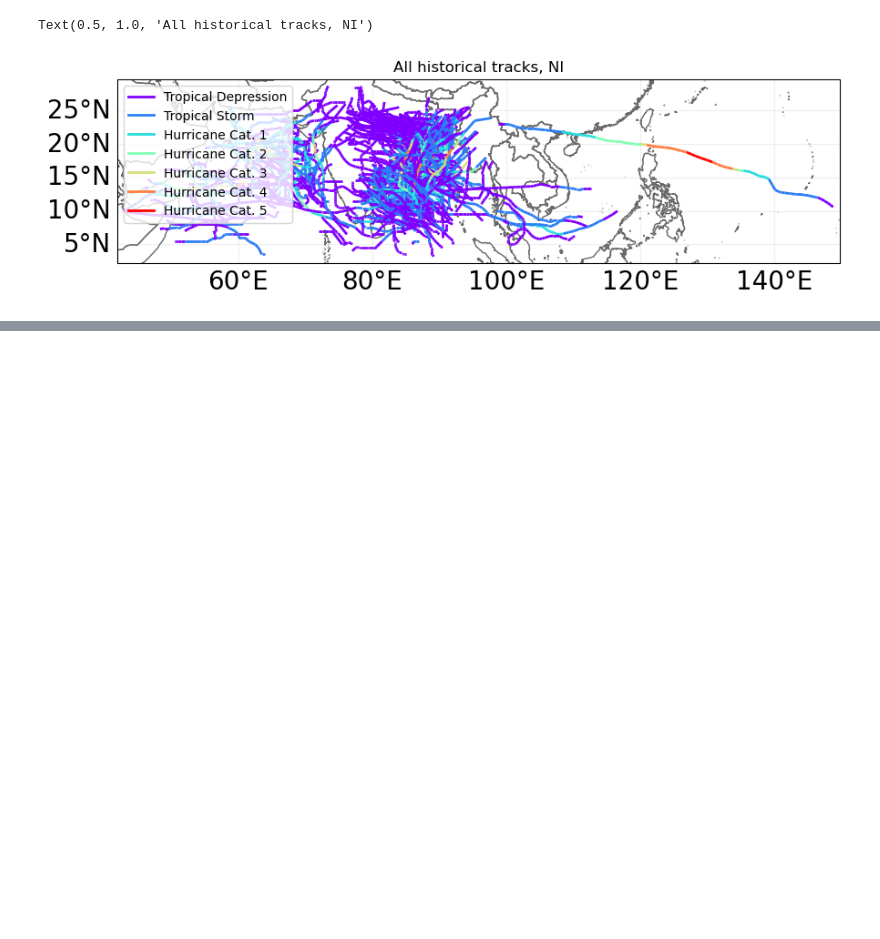
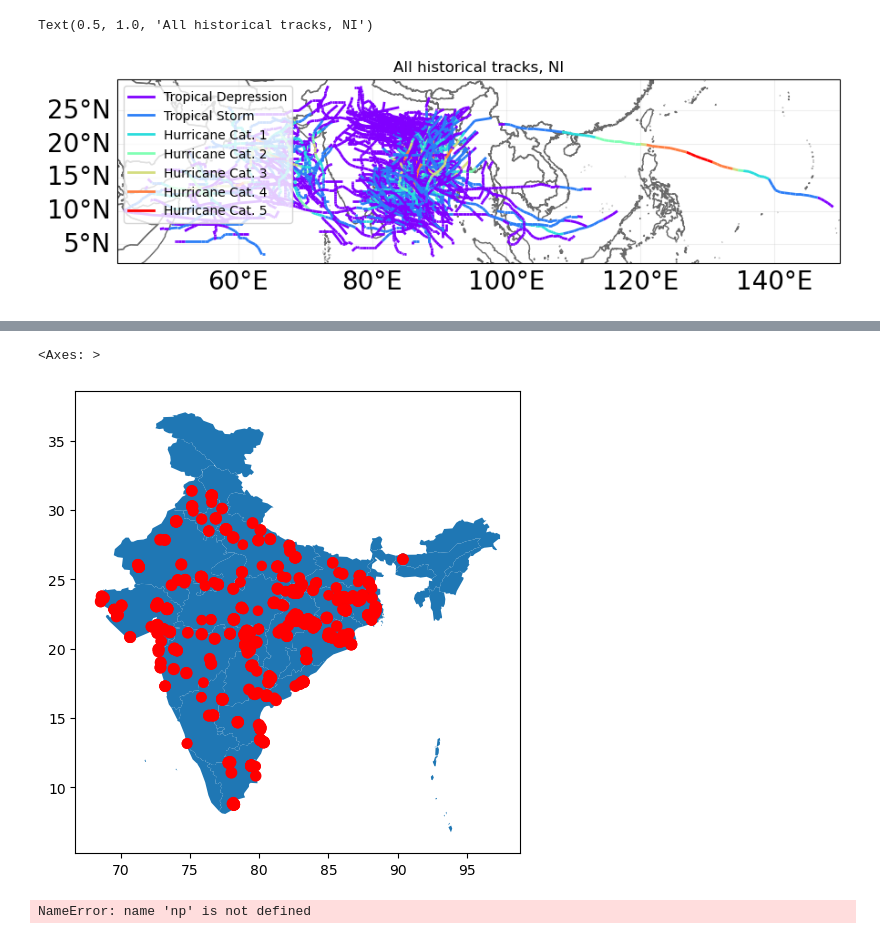
Before and after one commit to Moqian1122/TCRiskIndia, a Jupyter notebook: tc_histrocial_get.ipynb, the cells around one changed output, grey strips where cells are left out. Saved outputs shown, nothing was run; the diff lists cells and outputs as text; code cells hidden in the pictures; blank space fills up the shorter version.

```diff
--- a/tc_histrocial_get.ipynb
+++ b/tc_histrocial_get.ipynb
@@ -38,0 +75,7 @@ Text(0.5, 1.0, 'All historical tracks, NI')
+# %%
+india_plant = pd.read_excel('India-Coal-Plant-Tracker-January-2025.xlsx')
+# %%
+india_plant_operating = india_plant.loc[india_plant['Status']=='operating', :]
+# %%
+map_india = gpd.read_file('india-polygon.shp')
+map_india.head()
@@ -38,0 +89,18 @@ Text(0.5, 1.0, 'All historical tracks, NI')
+# %%
+geometry = [Point(xy) for xy in zip(india_plant_operating['Longitude'], india_plant_operating['Latitude'])]
+gdf = GeoDataFrame(india_plant_operating, geometry=geometry)
+
+#this is a simple map that goes with geopandas
+# deprecated: world = gpd.read_file(gpd.datasets.get_path('naturalearth_lowres'))
+gdf.plot(ax=map_india.plot(figsize=(10, 6)), marker='o', color='red', markersize=india_plant_operating['Heat rate (Btu per kWh)']/200)
+# %% [output]
+<Axes: >
+[figure, added]
+# %%
+cities = geopandas.read_file(geopandas.datasets.get_path('naturalearth_cities'))
+# adding a column with random values for the size
+cities['values'] = np.abs(np.random.randn(len(cities))) * 50
+
+cities.plot(markersize=cities['values'])
+# %% [output]
+NameError: name 'np' is not defined
```
Also changed, not shown: parts of 6 cells of this notebook, 5 other files.
